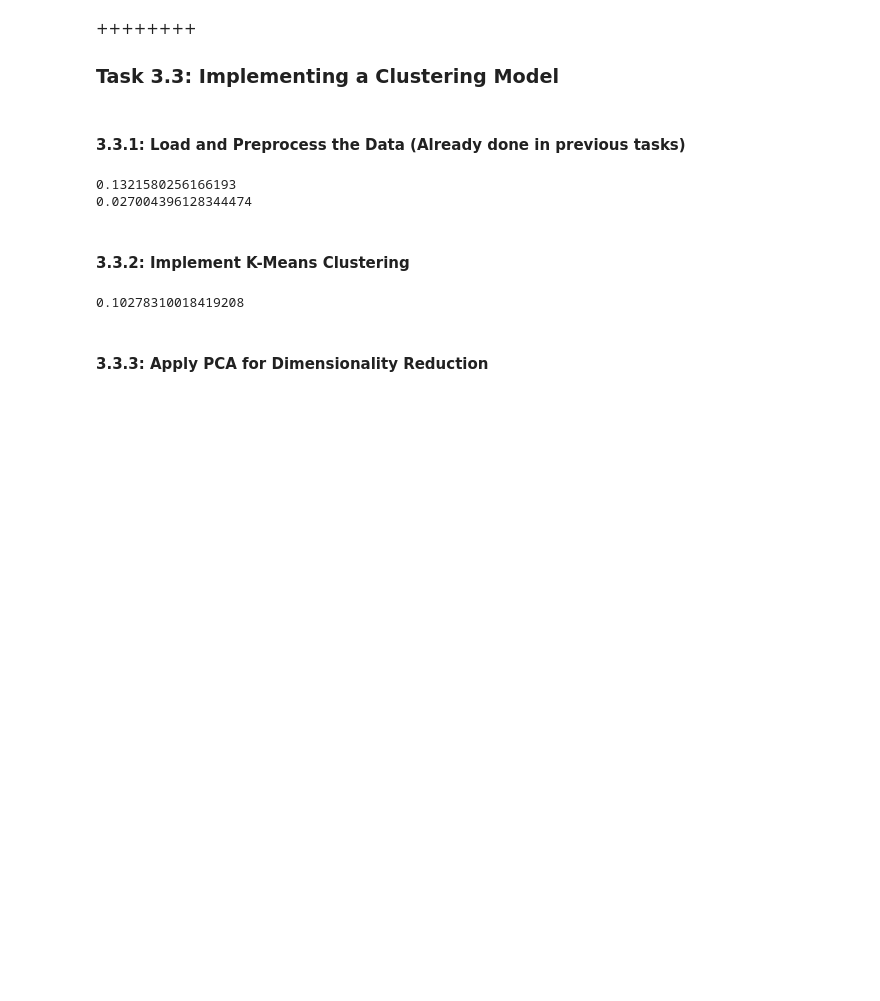
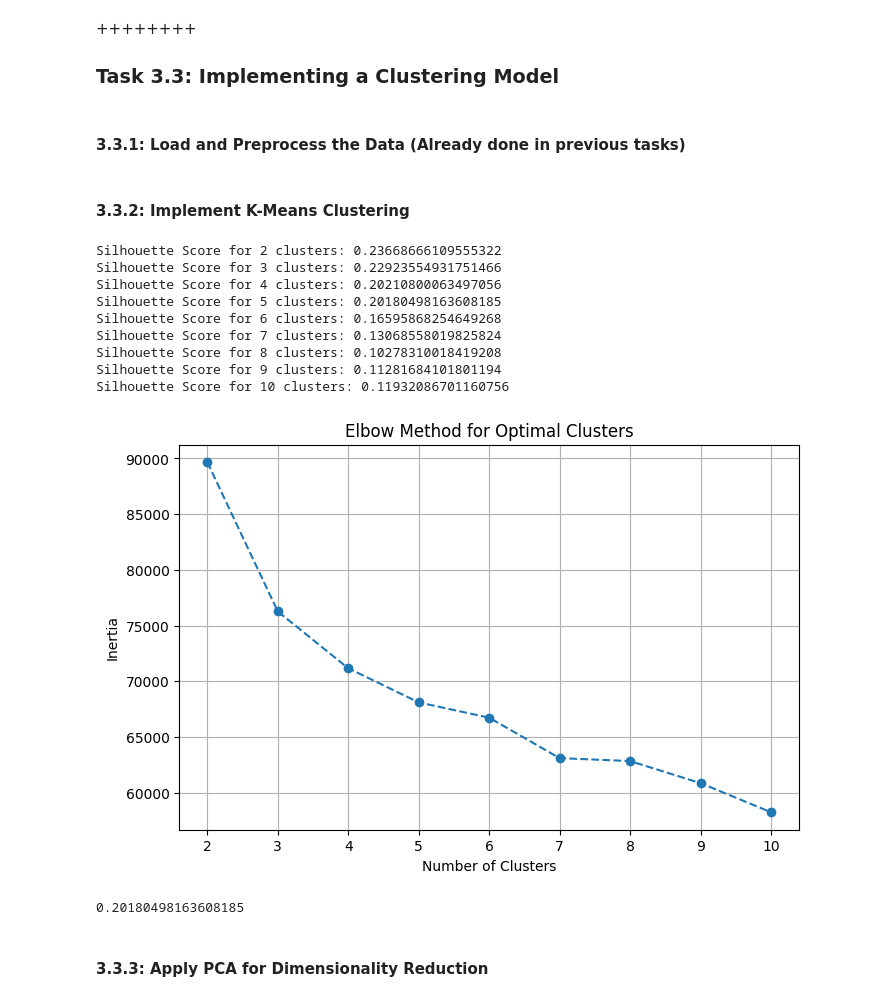
Before and after one commit to MaksBurchard240894/HFG7, a Jupyter notebook: Block B/CreativeBrief_MaksBurchard_240894_ACTUAL.ipynb, the cells around one changed output. Saved outputs shown, nothing was run; the diff lists cells and outputs as text; code cells hidden in the pictures; blank space fills up the shorter version.

```diff
--- a/Block B/CreativeBrief_MaksBurchard_240894_ACTUAL.ipynb
+++ b/Block B/CreativeBrief_MaksBurchard_240894_ACTUAL.ipynb
@@ -745,6 +745,7 @@ from sklearn.metrics import mean_absolute_error
 from sklearn.metrics import mean_squared_error
 from sklearn.preprocessing import MinMaxScaler
 from sklearn.preprocessing import MaxAbsScaler
+from sklearn.preprocessing import StandardScaler
 
 #Encode
 df_3 = pd.read_csv('diabetic_data.csv') #Loading in dataset again as to contain everything to this code block
@@ -768,20 +769,52 @@ for column in columns_OE:
 #feature scaling
 MMS = MinMaxScaler()
 df_3[df_3.columns] = MMS.fit_transform(df_3[df_3.columns])
+
+scaler_3 = StandardScaler()
+df_3_scaled = scaler_3.fit_transform(df_3)
-# %% [output]
-0.1321580256166193
-0.027004396128344474
 # %% [markdown]
 #### 3.3.2: Implement K-Means Clustering
 # %%
 from sklearn.cluster import KMeans
 from sklearn.metrics import silhouette_score
 
-KM_3 = KMeans(n_clusters=8, init='k-means++', n_init='auto', max_iter=300, tol=0.0001, verbose=0, random_state=42, copy_x=True, algorithm='lloyd')
+inertia_values = []
+cluster_range = range(2, 11)
+
+for k in cluster_range:
+    KM_3 = KMeans(n_clusters=k, random_state=42)
+    KM_3.fit(df_3)
+    inertia_values.append(KM_3.inertia_)
+    labels = KM_3.labels_
+    sil_score = silhouette_score(df_3, labels)
+    print(f"Silhouette Score for {k} clusters: {sil_score}")
+
+
+plt.figure(figsize=(8, 5))
+plt.plot(cluster_range, inertia_values, marker='o', linestyle='--')
+plt.xlabel('Number of Clusters')
+plt.ylabel('Inertia')
+plt.title('Elbow Method for Optimal Clusters')
+plt.xticks(cluster_range)
+plt.grid()
+plt.show()
+#5 clusters seems to be the optimal solution after running above code.
+
+KM_3 = KMeans(n_clusters=5, init='k-means++', n_init='auto', max_iter=300, tol=0.0001, verbose=0, random_state=42, copy_x=True, algorithm='lloyd')
 KM_3.fit(df_3)
 cluster_labels = KM_3.labels_
 print(silhouette_score(df_3, cluster_labels))
 # %% [output]
-0.10278310018419208
+Silhouette Score for 2 clusters: 0.23668666109555322
+Silhouette Score for 3 clusters: 0.22923554931751466
+Silhouette Score for 4 clusters: 0.20210800063497056
+Silhouette Score for 5 clusters: 0.20180498163608185
+Silhouette Score for 6 clusters: 0.16595868254649268
+Silhouette Score for 7 clusters: 0.13068558019825824
+Silhouette Score for 8 clusters: 0.10278310018419208
+Silhouette Score for 9 clusters: 0.11281684101801194
+Silhouette Score for 10 clusters: 0.11932086701160756
+[figure, added]
+0.20180498163608185
 # %% [markdown]
 #### 3.3.3: Apply PCA for Dimensionality Reduction
```
Also changed, not shown: parts of 11 cells of this notebook, 7 other files.
